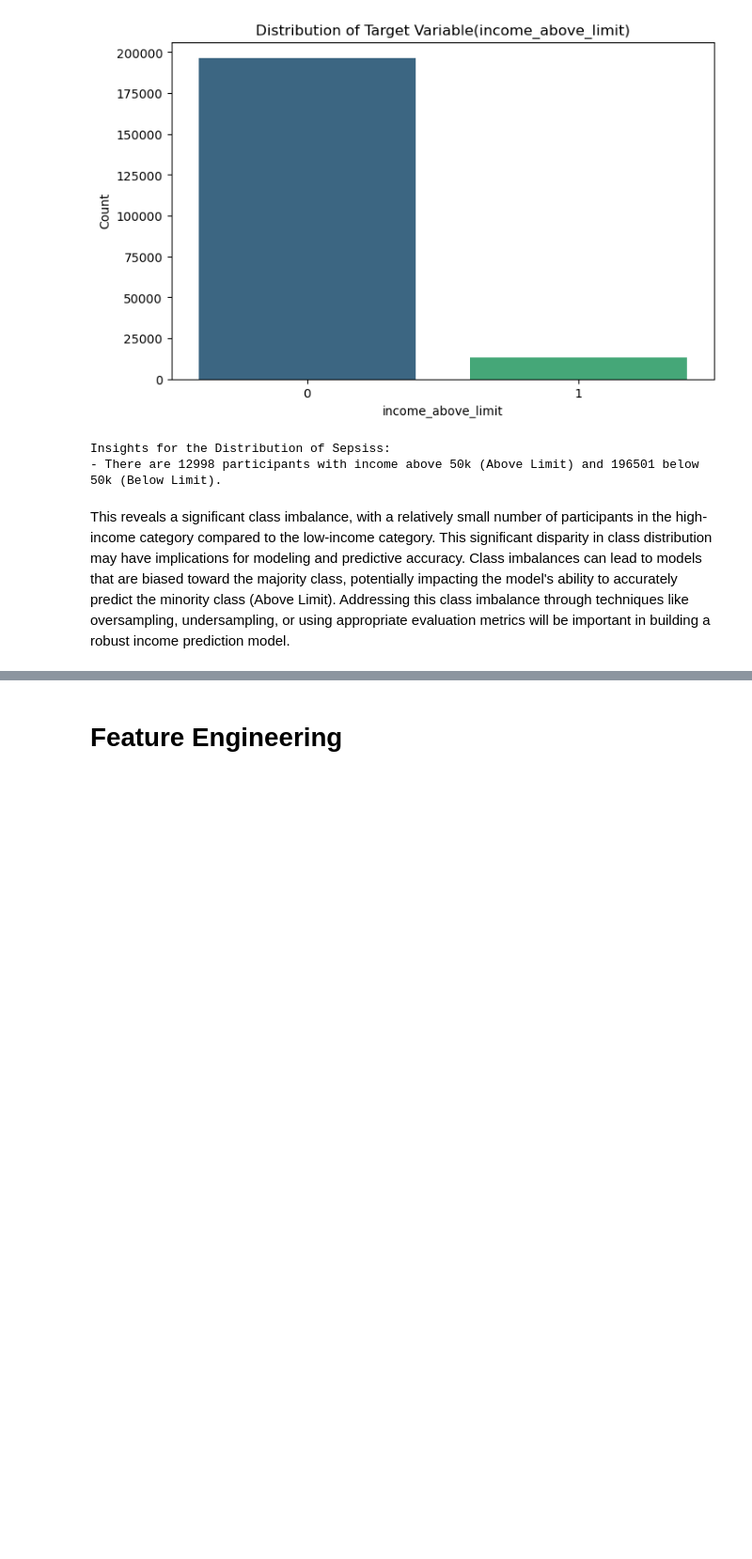
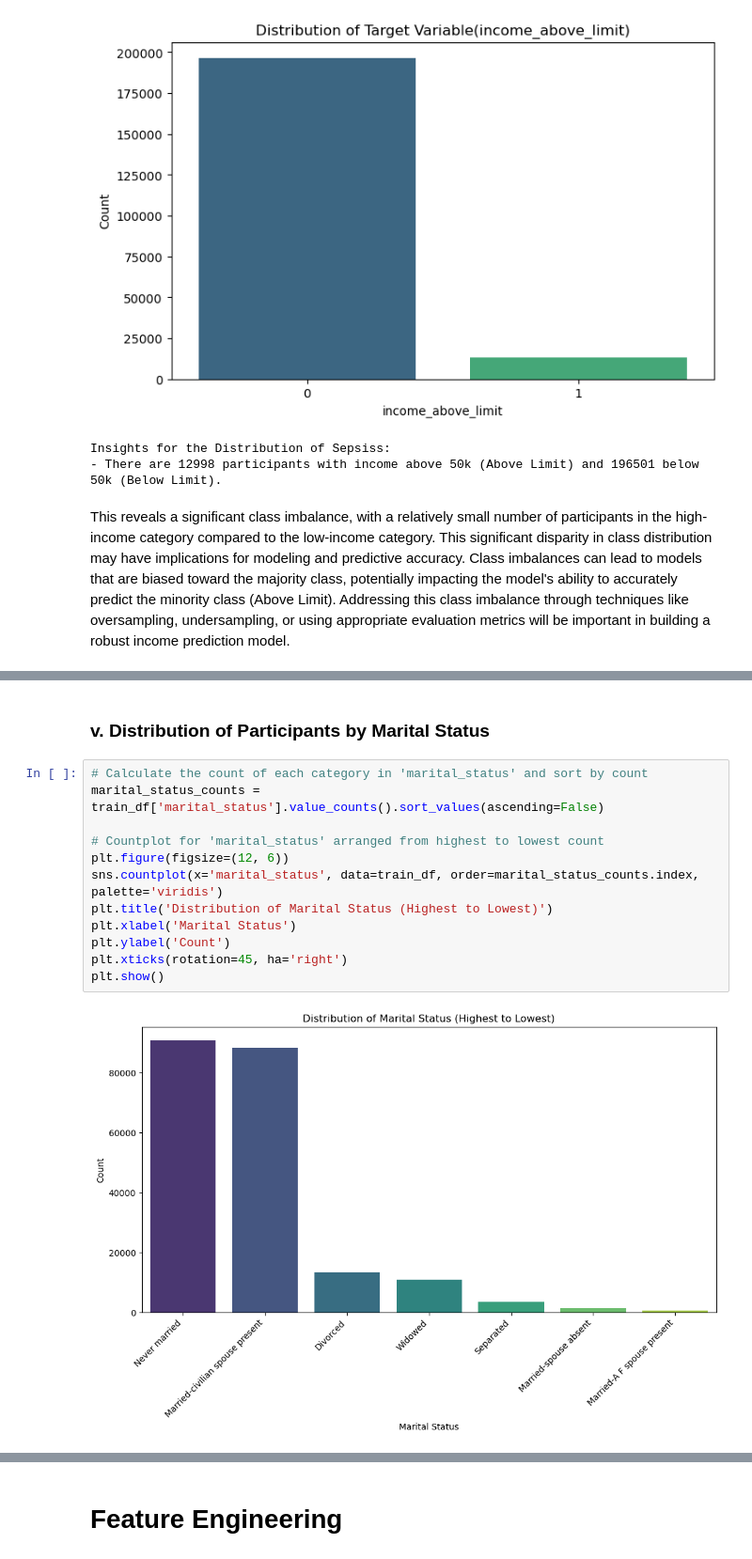
Before and after one commit to rasmodev/Income-Prediction-Challenge-For-Azubian, a Jupyter notebook: dev/Income_Prediction.ipynb, the cells around one changed output, grey strips where cells are left out. Shown at 94% size. Cells and saved outputs as stored; diff of their text form; blank space fills up the shorter version.

```diff
--- a/dev/Income_Prediction.ipynb
+++ b/dev/Income_Prediction.ipynb
@@ -942,0 +1053,16 @@ This reveals a significant class imbalance, with a relatively small number of pa
+# %% [markdown]
+### v. Distribution of Participants by Marital Status
+# %%
+# Calculate the count of each category in 'marital_status' and sort by count
+marital_status_counts = train_df['marital_status'].value_counts().sort_values(ascending=False)
+
+# Countplot for 'marital_status' arranged from highest to lowest count
+plt.figure(figsize=(12, 6))
+sns.countplot(x='marital_status', data=train_df, order=marital_status_counts.index, palette='viridis')
+plt.title('Distribution of Marital Status (Highest to Lowest)')
+plt.xlabel('Marital Status')
+plt.ylabel('Count')
+plt.xticks(rotation=45, ha='right')
+plt.show()
+# %% [output]
+[figure, added]
```
Also changed, not shown: parts of 62 cells of this notebook.
